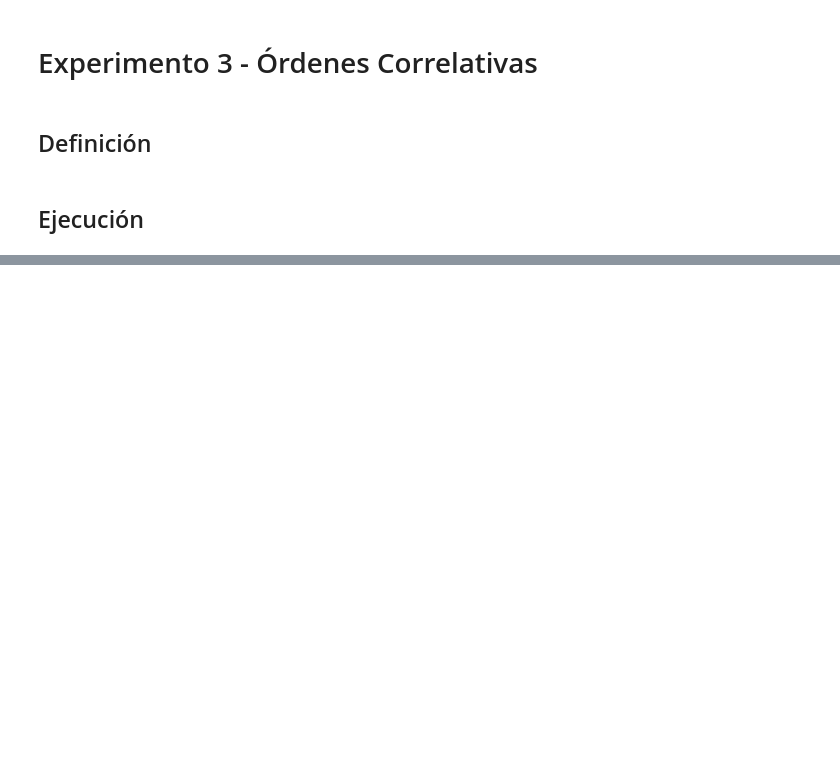
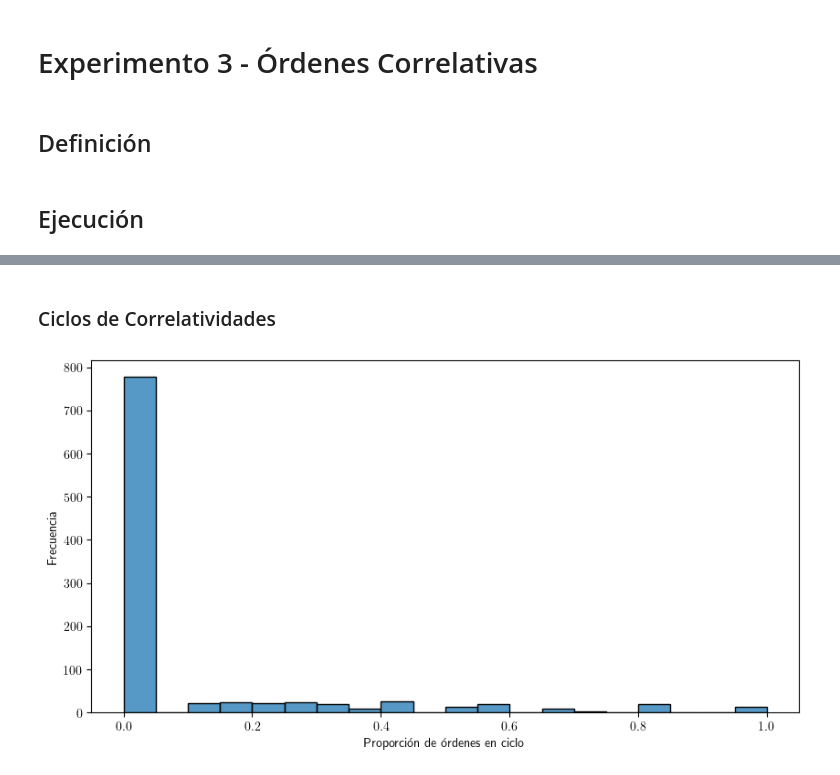
Before and after one commit to sponja23/invop-tp, a Jupyter notebook: experimentos/experimento_3.ipynb, the cells around one changed output, grey strips where cells are left out. Drawn from its saved outputs; the diff is of its cells as text; code cells hidden in the pictures; blank space fills up the shorter version.

```diff
--- a/experimentos/experimento_3.ipynb
+++ b/experimentos/experimento_3.ipynb
@@ -48,0 +92,13 @@ resultados = experimento.ejecutar()
+# %% [markdown]
+### Ciclos de Correlatividades
+# %%
+proporcion_ordenes_en_ciclo = [
+    len(instancia.ordenes_en_ciclo_correlatividades()) / len(instancia.ordenes)
+    for instancia in resultados.instancias
+]
+
+fig = histograma(proporcion_ordenes_en_ciclo, xlabel="Proporción de órdenes en ciclo")
+
+experimento.guardar_imagen(fig, "distribucion_proporcion_ordenes_ciclo")
+# %% [output]
+[figure, added]
```
Also changed, not shown: parts of 10 cells of this notebook, 6 other files.
